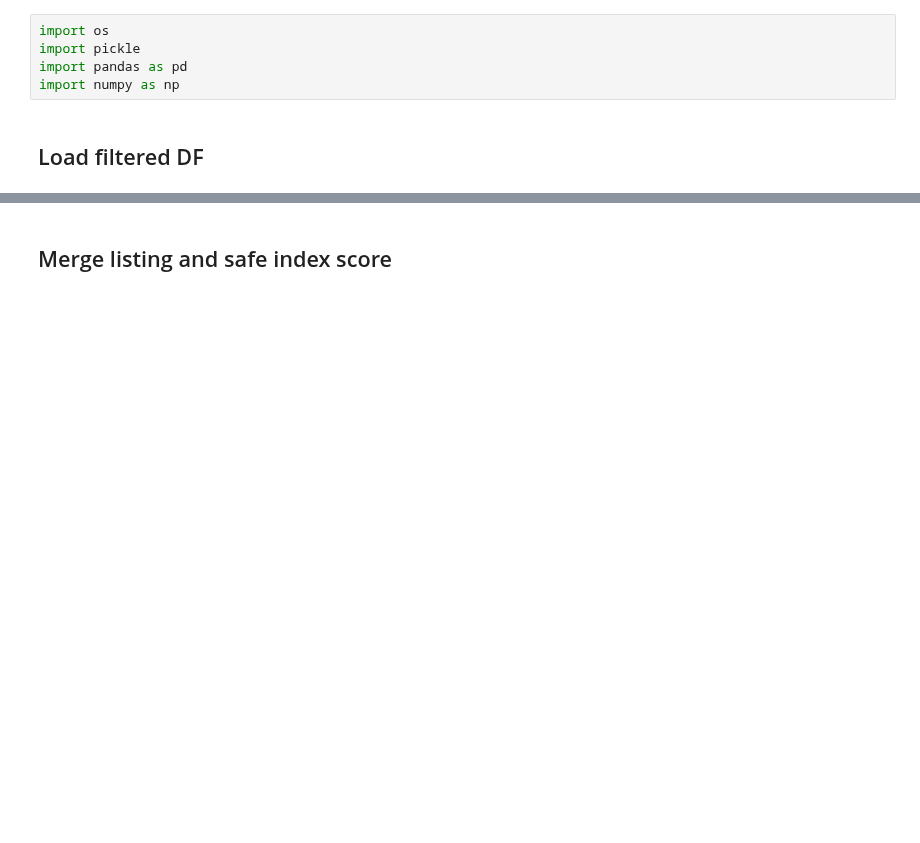
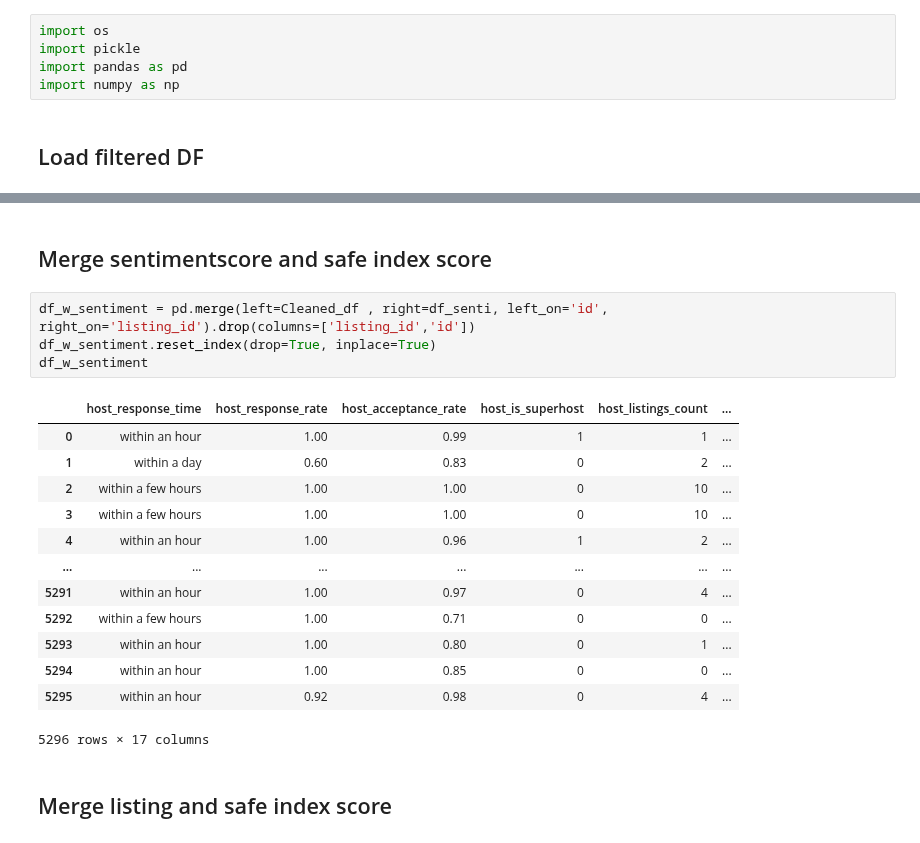
Before and after one commit to LingxingG/Data-Mining-Project, a Jupyter notebook: pre_processing/data cleaning workbooks/Final DF processing.ipynb, the cells around one changed output, grey strips where cells are left out. Cells and saved outputs as stored; diff of their text form; blank space fills up the shorter version.

```diff
--- a/pre_processing/data cleaning workbooks/Final DF processing.ipynb
+++ b/pre_processing/data cleaning workbooks/Final DF processing.ipynb
@@ -13,3 +49,23 @@ Cleaned_df.shape
+# %% [markdown]
+## Merge sentimentscore and safe index score
+# %%
+df_w_sentiment = pd.merge(left=Cleaned_df , right=df_senti, left_on='id', right_on='listing_id').drop(columns=['listing_id','id'])
+df_w_sentiment.reset_index(drop=True, inplace=True)
+df_w_sentiment
+# %% [output]
+|  | host_response_time | host_response_rate | host_acceptance_rate | host_is_superhost | host_listings_count | ... |
+| 0 | within an hour | 1.00 | 0.99 | 1 | 1 | ... |
+| 1 | within a day | 0.60 | 0.83 | 0 | 2 | ... |
+| 2 | within a few hours | 1.00 | 1.00 | 0 | 10 | ... |
+| 3 | within a few hours | 1.00 | 1.00 | 0 | 10 | ... |
+| 4 | within an hour | 1.00 | 0.96 | 1 | 2 | ... |
+| ... | ... | ... | ... | ... | ... | ... |
+| 5291 | within an hour | 1.00 | 0.97 | 0 | 4 | ... |
+| 5292 | within a few hours | 1.00 | 0.71 | 0 | 0 | ... |
+| 5293 | within an hour | 1.00 | 0.80 | 0 | 1 | ... |
+| 5294 | within an hour | 1.00 | 0.85 | 0 | 0 | ... |
+| 5295 | within an hour | 0.92 | 0.98 | 0 | 4 | ... |
+5296 rows × 17 columns
 # %% [markdown]
 ## Merge listing and safe index score
 # %%
```
Also changed, not shown: parts of 10 cells of this notebook, 4 other files.
